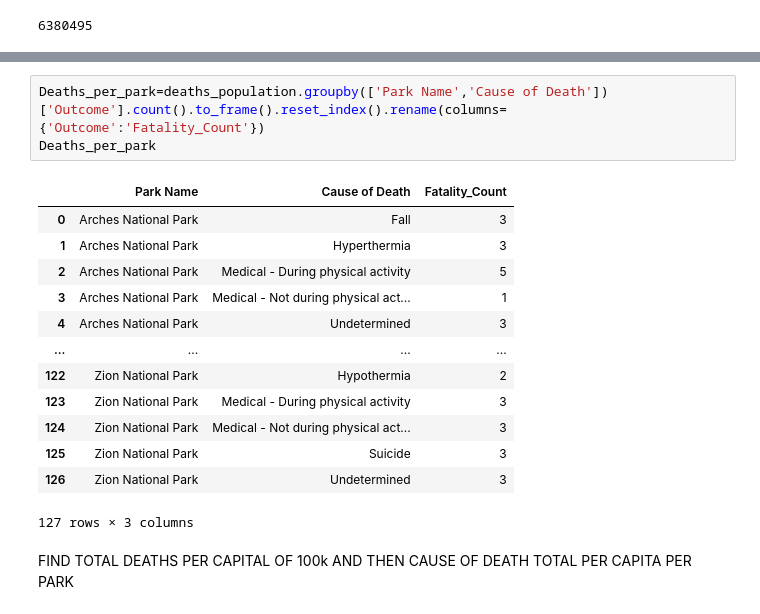
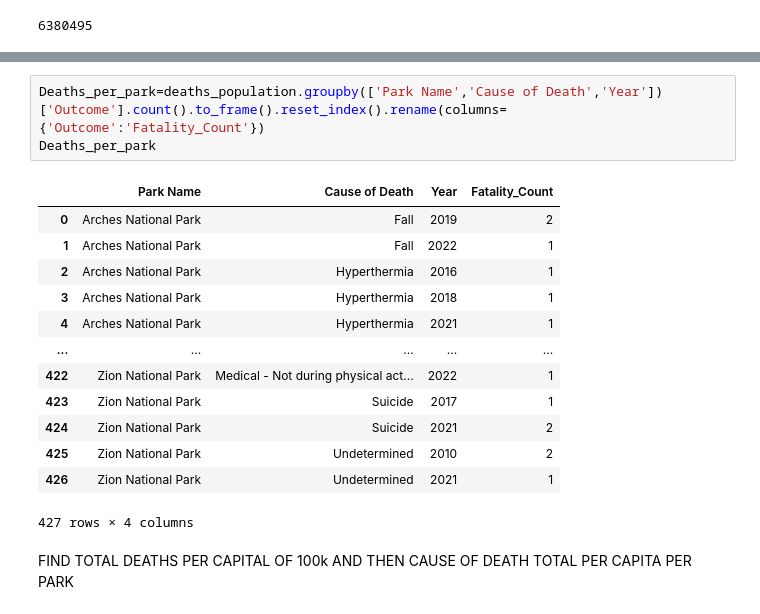
Before and after one commit to GGRAN24/Capstone_NParks, a Jupyter notebook: Capstone(a).ipynb, the cells around one changed output, grey strips where cells are left out. Saved outputs shown, nothing was run; the diff lists cells and outputs as text.

```diff
--- a/Capstone(a).ipynb
+++ b/Capstone(a).ipynb
@@ -545,21 +545,21 @@ deaths_population.head(20)
 | 18 | Rocky Mountain National Park | Undetermined | Undetermined | Undetermined | Fatal injury | Male | 65+ | Not Reported | ... |
 | 19 | Grand Canyon National Park | Drowning | Drowning | Unintentional | Fatal injury | Male | 45-54 | Vessel Related | ... |
 # %%
-Deaths_per_park=deaths_population.groupby(['Park Name','Cause of Death'])['Outcome'].count().to_frame().reset_index().rename(columns={'Outcome':'Fatality_Count'})
+Deaths_per_park=deaths_population.groupby(['Park Name','Cause of Death','Year'])['Outcome'].count().to_frame().reset_index().rename(columns={'Outcome':'Fatality_Count'})
 Deaths_per_park
 # %% [output]
-|  | Park Name | Cause of Death | Fatality_Count |
-| 0 | Arches National Park | Fall | 3 |
-| 1 | Arches National Park | Hyperthermia | 3 |
-| 2 | Arches National Park | Medical - During physical activity | 5 |
-| 3 | Arches National Park | Medical - Not during physical act... | 1 |
-| 4 | Arches National Park | Undetermined | 3 |
-| ... | ... | ... | ... |
-| 122 | Zion National Park | Hypothermia | 2 |
-| 123 | Zion National Park | Medical - During physical activity | 3 |
-| 124 | Zion National Park | Medical - Not during physical act... | 3 |
-| 125 | Zion National Park | Suicide | 3 |
-| 126 | Zion National Park | Undetermined | 3 |
+|  | Park Name | Cause of Death | Year | Fatality_Count |
+| 0 | Arches National Park | Fall | 2019 | 2 |
+| 1 | Arches National Park | Fall | 2022 | 1 |
+| 2 | Arches National Park | Hyperthermia | 2016 | 1 |
+| 3 | Arches National Park | Hyperthermia | 2018 | 1 |
+| 4 | Arches National Park | Hyperthermia | 2021 | 1 |
+| ... | ... | ... | ... | ... |
+| 422 | Zion National Park | Medical - Not during physical act... | 2022 | 1 |
+| 423 | Zion National Park | Suicide | 2017 | 1 |
+| 424 | Zion National Park | Suicide | 2021 | 2 |
+| 425 | Zion National Park | Undetermined | 2010 | 2 |
+| 426 | Zion National Park | Undetermined | 2021 | 1 |
-127 rows × 3 columns
+427 rows × 4 columns
 # %% [markdown]
 FIND TOTAL DEATHS PER CAPITAL OF 100k AND THEN CAUSE OF DEATH TOTAL PER CAPITA PER PARK
```
Also changed, not shown: parts of 13 cells of this notebook.
